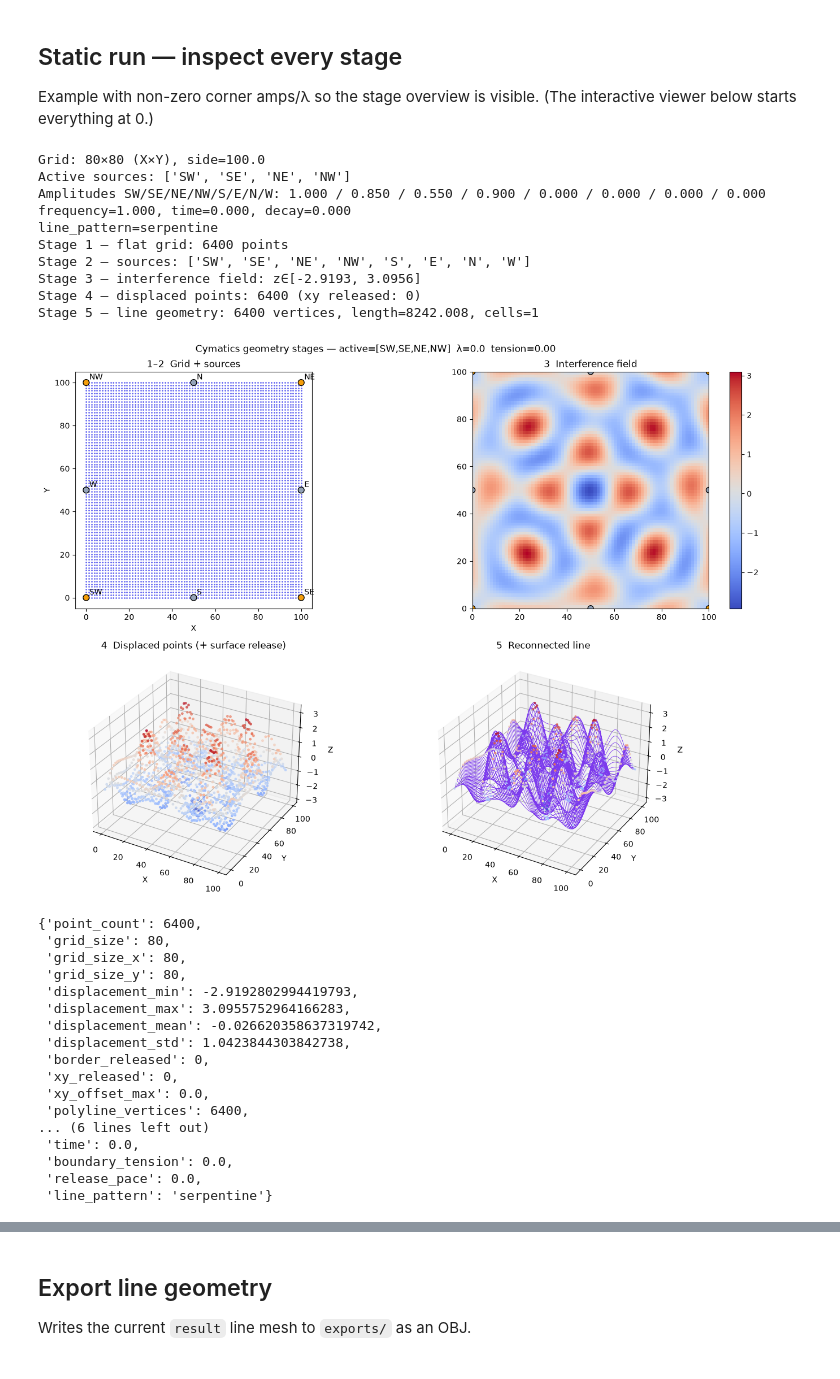
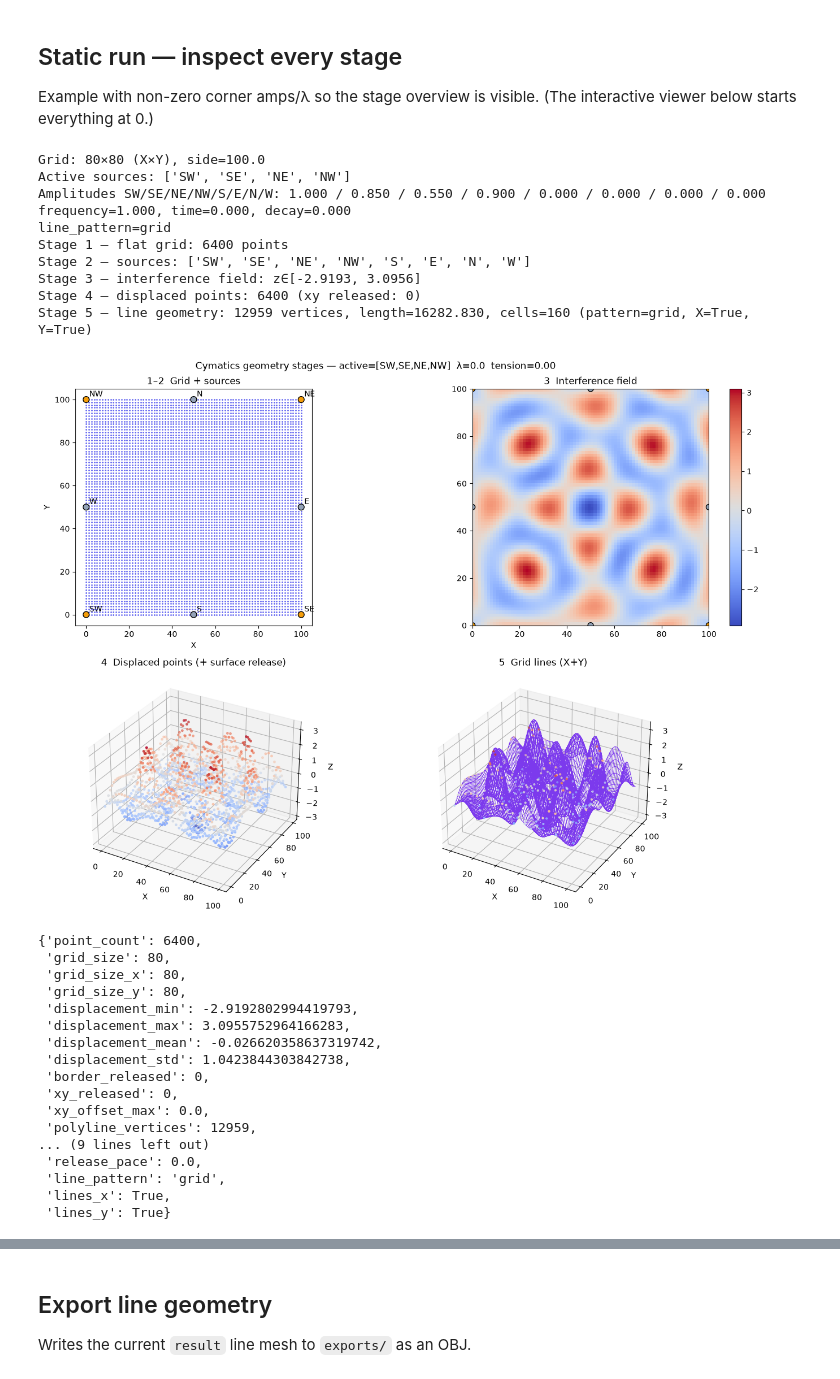
Before and after one commit to Livia-Zaharia/cymatics-geometry, a Jupyter notebook: notebooks/cymatics_plane_line.ipynb, the cells around one changed output, grey strips where cells are left out. Saved outputs shown, nothing was run; the diff lists cells and outputs as text; code cells hidden in the pictures.

```diff
--- a/notebooks/cymatics_plane_line.ipynb
+++ b/notebooks/cymatics_plane_line.ipynb
@@ -64,37 +59,39 @@ config = PipelineConfig(
     amplitude_ne=0.55,
     amplitude_nw=0.9,
     wavelength_sw=25.0,
     wavelength_se=25.0,
     wavelength_ne=25.0,
     wavelength_nw=25.0,
     release_sw=0.0,
     release_se=0.0,
     release_ne=0.0,
     release_nw=0.0,
     active_s=False,
     active_e=False,
     active_n=False,
     active_w=False,
     time=0.0,
     decay=0.0,
-    line_pattern="serpentine",
+    line_pattern="grid",
+    lines_x=True,
+    lines_y=True,
 )
 
 result = run_pipeline(config, verbose=True)
 show_all_stages_matplotlib(result)
 result.stats
 # %% [output]
 Grid: 80×80 (X×Y), side=100.0
 Active sources: ['SW', 'SE', 'NE', 'NW']
 Amplitudes SW/SE/NE/NW/S/E/N/W: 1.000 / 0.850 / 0.550 / 0.900 / 0.000 / 0.000 / 0.000 / 0.000
 frequency=1.000, time=0.000, decay=0.000
-line_pattern=serpentine
+line_pattern=grid
 Stage 1 — flat grid: 6400 points
 Stage 2 — sources: ['SW', 'SE', 'NE', 'NW', 'S', 'E', 'N', 'W']
 Stage 3 — interference field: z∈[-2.9193, 3.0956]
 Stage 4 — displaced points: 6400 (xy released: 0)
-Stage 5 — line geometry: 6400 vertices, length=8242.008, cells=1
+Stage 5 — line geometry: 12959 vertices, length=16282.830, cells=160 (pattern=grid, X=True, Y=True)
-[figure, old version]
+[figure, new version]
 {'point_count': 6400,
  'grid_size': 80,
  'grid_size_x': 80,
@@ -106,10 +103,10 @@ Stage 5 — line geometry: 6400 vertices, length=8242.008, cells=1
  'border_released': 0,
  'xy_released': 0,
  'xy_offset_max': 0.0,
- 'polyline_vertices': 6400,
-... (6 lines left out)
- 'time': 0.0,
- 'boundary_tension': 0.0,
+ 'polyline_vertices': 12959,
+... (9 lines left out)
  'release_pace': 0.0,
- 'line_pattern': 'serpentine'}
+ 'line_pattern': 'grid',
+ 'lines_x': True,
+ 'lines_y': True}
 # %% [markdown]
```
Also changed, not shown: parts of 3 cells of this notebook, 9 other files.
